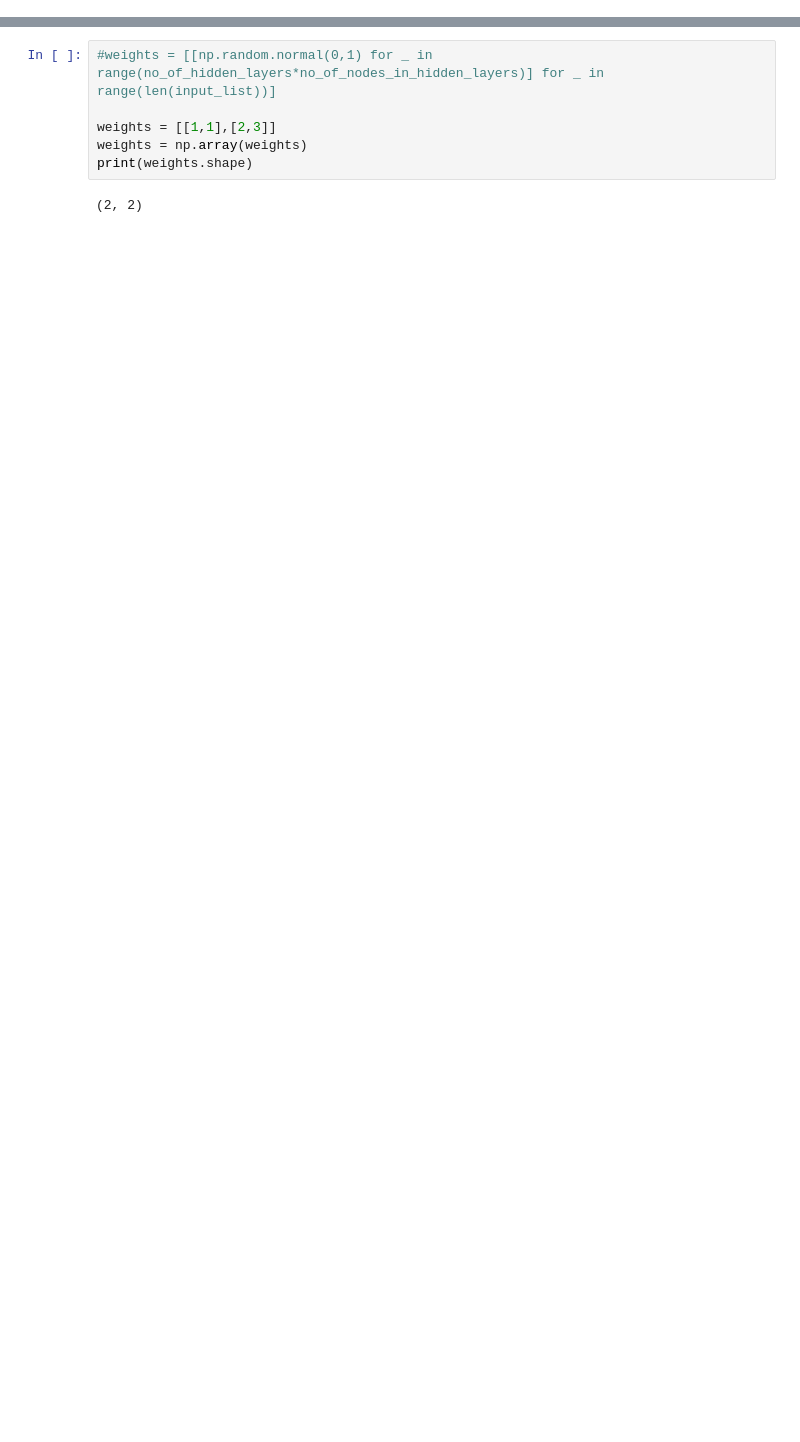
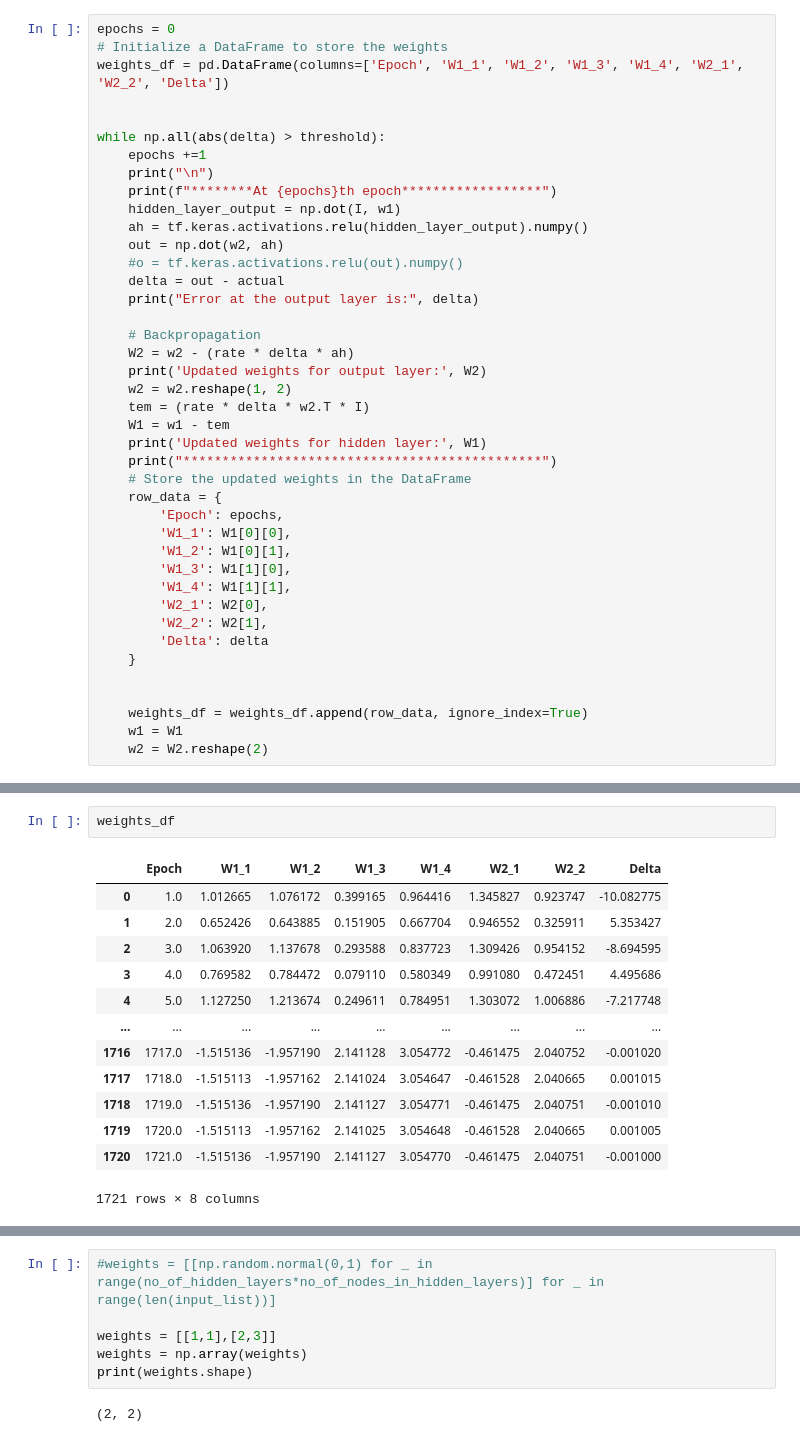
Before and after one commit to s0ul141/Deep_Learning, a Jupyter notebook: Simulating_Back_Propagation.ipynb, the cells around one changed output, grey strips where cells are left out. Drawn from its saved outputs; the diff is of its cells as text; blank space fills up the shorter version.

```diff
--- a/Simulating_Back_Propagation.ipynb
+++ b/Simulating_Back_Propagation.ipynb
@@ -16,0 +46,41 @@ Enter Value at 1 position: 3
+# %%
+epochs = 0
+# Initialize a DataFrame to store the weights
+weights_df = pd.DataFrame(columns=['Epoch', 'W1_1', 'W1_2', 'W1_3', 'W1_4', 'W2_1', 'W2_2', 'Delta'])
+
+
+while np.all(abs(delta) > threshold):
+    epochs +=1
+    print("\n")
+    print(f"********At {epochs}th epoch******************")
+    hidden_layer_output = np.dot(I, w1)
+    ah = tf.keras.activations.relu(hidden_layer_output).numpy()
+    out = np.dot(w2, ah)
+    #o = tf.keras.activations.relu(out).numpy()
+    delta = out - actual
+    print("Error at the output layer is:", delta)
+
+    # Backpropagation
+    W2 = w2 - (rate * delta * ah)
+    print('Updated weights for output layer:', W2)
+    w2 = w2.reshape(1, 2)
+    tem = (rate * delta * w2.T * I)
+    W1 = w1 - tem
+    print('Updated weights for hidden layer:', W1)
+    print("**********************************************")
+    # Store the updated weights in the DataFrame
+    row_data = {
+        'Epoch': epochs,
+        'W1_1': W1[0][0],
+        'W1_2': W1[0][1],
+        'W1_3': W1[1][0],
+        'W1_4': W1[1][1],
+        'W2_1': W2[0],
+        'W2_2': W2[1],
+        'Delta': delta
+    }
+
+
+    weights_df = weights_df.append(row_data, ignore_index=True)
+    w1 = W1
+    w2 = W2.reshape(2)
@@ -16,0 +301,16 @@ Enter Value at 1 position: 3
+# %%
+weights_df
+# %% [output]
+|  | Epoch | W1_1 | W1_2 | W1_3 | W1_4 | W2_1 | W2_2 | Delta |
+| 0 | 1.0 | 1.012665 | 1.076172 | 0.399165 | 0.964416 | 1.345827 | 0.923747 | -10.082775 |
+| 1 | 2.0 | 0.652426 | 0.643885 | 0.151905 | 0.667704 | 0.946552 | 0.325911 | 5.353427 |
+| 2 | 3.0 | 1.063920 | 1.137678 | 0.293588 | 0.837723 | 1.309426 | 0.954152 | -8.694595 |
+| 3 | 4.0 | 0.769582 | 0.784472 | 0.079110 | 0.580349 | 0.991080 | 0.472451 | 4.495686 |
+| 4 | 5.0 | 1.127250 | 1.213674 | 0.249611 | 0.784951 | 1.303072 | 1.006886 | -7.217748 |
+| ... | ... | ... | ... | ... | ... | ... | ... | ... |
+| 1716 | 1717.0 | -1.515136 | -1.957190 | 2.141128 | 3.054772 | -0.461475 | 2.040752 | -0.001020 |
+| 1717 | 1718.0 | -1.515113 | -1.957162 | 2.141024 | 3.054647 | -0.461528 | 2.040665 | 0.001015 |
+| 1718 | 1719.0 | -1.515136 | -1.957190 | 2.141127 | 3.054771 | -0.461475 | 2.040751 | -0.001010 |
+| 1719 | 1720.0 | -1.515113 | -1.957162 | 2.141025 | 3.054648 | -0.461528 | 2.040665 | 0.001005 |
+| 1720 | 1721.0 | -1.515136 | -1.957190 | 2.141127 | 3.054770 | -0.461475 | 2.040751 | -0.001000 |
+1721 rows × 8 columns
```
Also changed, not shown: parts of 17 cells of this notebook.
